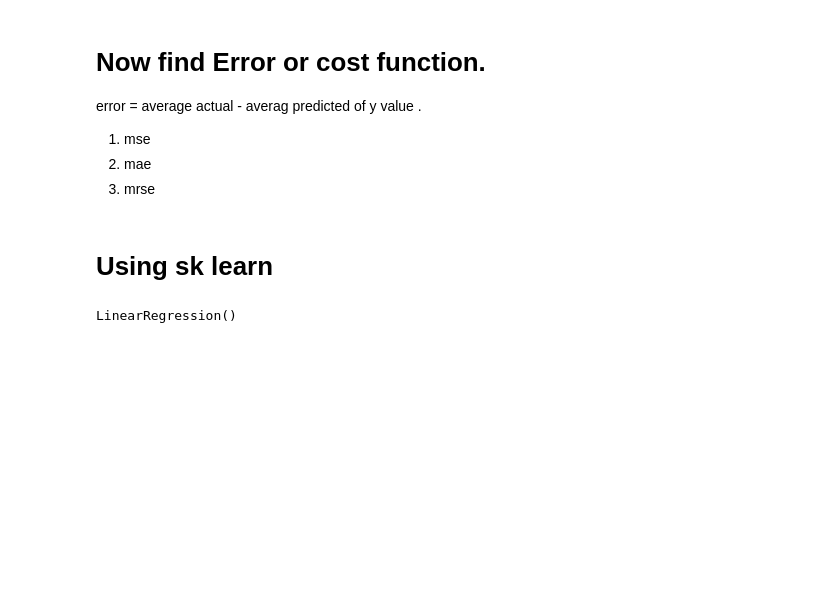
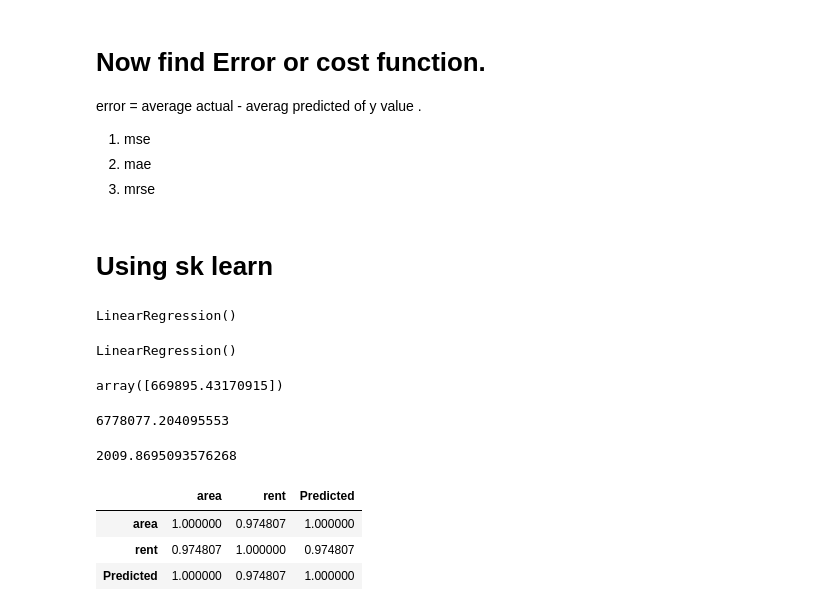
Before and after one commit to subenakhatun/Professional-Certificate-in-Python-for-Machine-Learning-and-Data-Science, a Jupyter notebook: MachineLearning/dhakarentLinearRegression.ipynb, the cells around one changed output. Cells and saved outputs as stored; diff of their text form; code cells hidden in the pictures; blank space fills up the shorter version.

```diff
--- a/MachineLearning/dhakarentLinearRegression.ipynb
+++ b/MachineLearning/dhakarentLinearRegression.ipynb
@@ -141,4 +141,10 @@ reg
 LinearRegression()
 # %%
 # fit means train your data.
-#
+reg.fit(df[['area']],y)
+# %% [output]
+LinearRegression()
+# %%
+reg.predict([[32000]])
+# %% [output]
+array([669895.43170915])
@@ -144,0 +153,17 @@ LinearRegression()
+# %%
+mse = mean_squared_error(y,predicted)
+mse
+# %% [output]
+6778077.204095553
+# %%
+mae = mean_absolute_error(y,predicted)
+mae
+# %% [output]
+2009.8695093576268
+# %%
+df.corr()
+# %% [output]
+|  | area | rent | Predicted |
+| area | 1.000000 | 0.974807 | 1.000000 |
+| rent | 0.974807 | 1.000000 | 0.974807 |
+| Predicted | 1.000000 | 0.974807 | 1.000000 |
```
Also changed, not shown: parts of 1 cell of this notebook.
